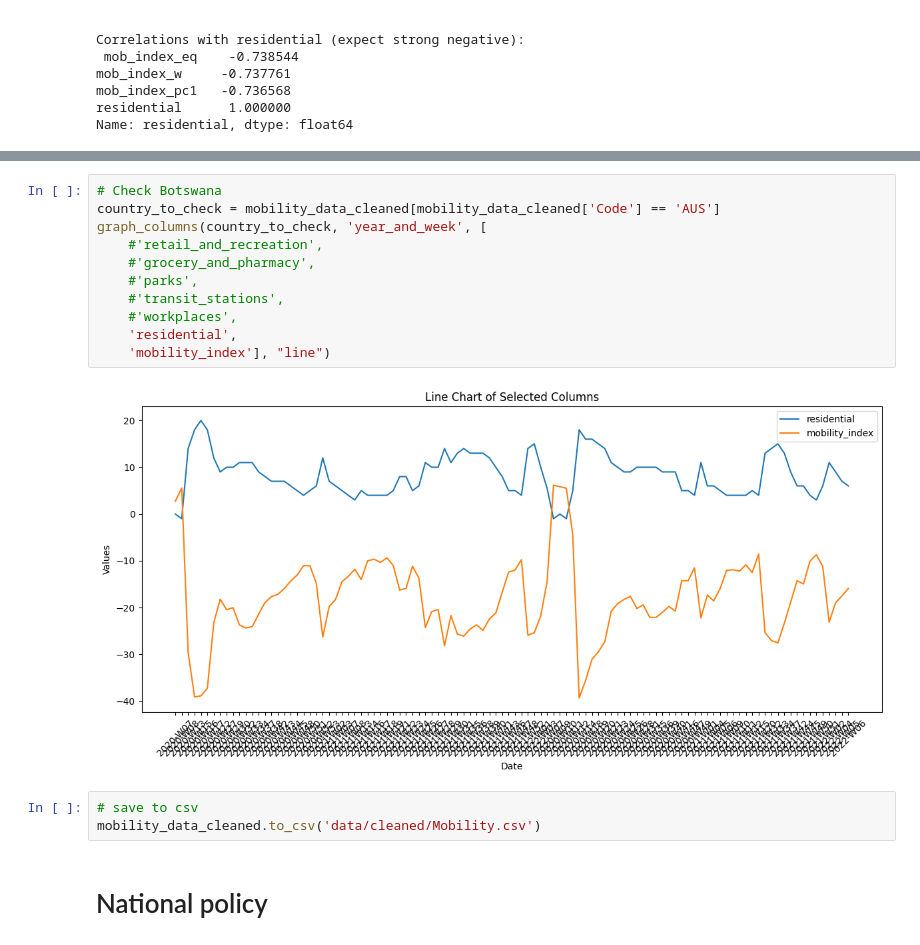
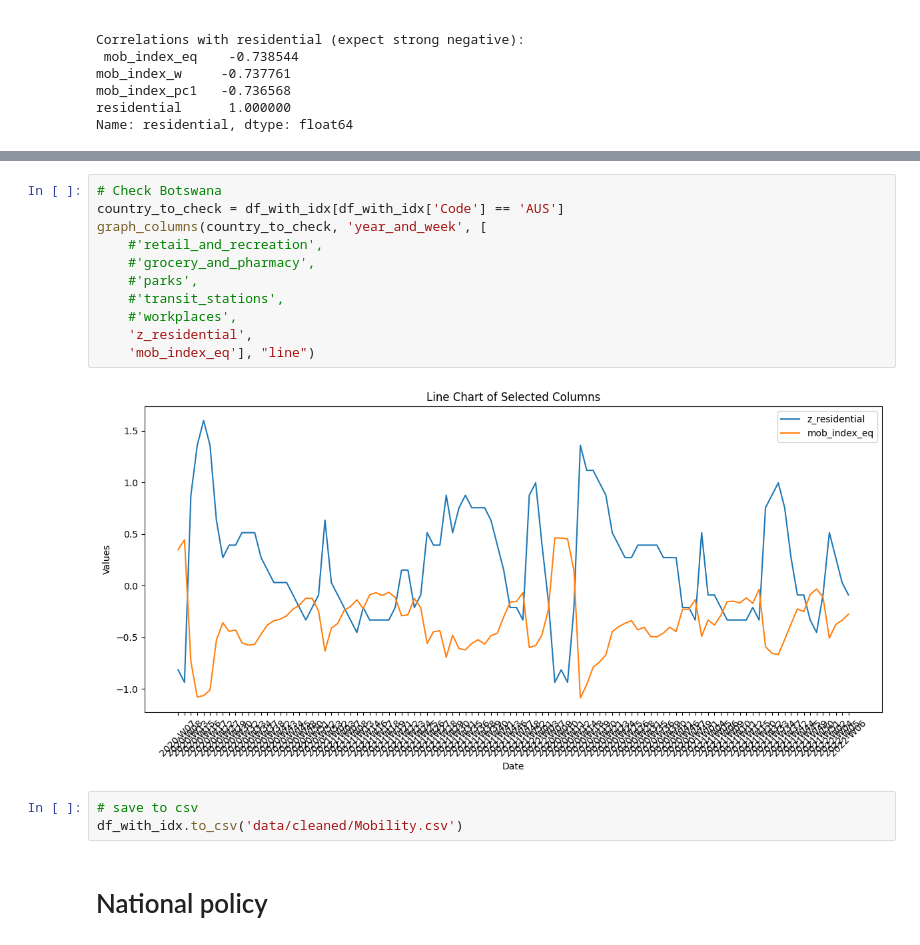
Before and after one commit to biogear13/country-factors-mobility, a Jupyter notebook: data_cleaning_and_feature_selection.ipynb, the cells around one changed output, grey strips where cells are left out. Drawn from its saved outputs; the diff is of its cells as text.

Commit message:
revised the mobility csv

```diff
--- a/data_cleaning_and_feature_selection.ipynb
+++ b/data_cleaning_and_feature_selection.ipynb
@@ -1776,19 +1762,19 @@ mobility_data_cleaned
 # %%
 # Check Botswana
-country_to_check = mobility_data_cleaned[mobility_data_cleaned['Code'] == 'AUS']
+country_to_check = df_with_idx[df_with_idx['Code'] == 'AUS']
 graph_columns(country_to_check, 'year_and_week', [
     #'retail_and_recreation',
     #'grocery_and_pharmacy',
     #'parks',
     #'transit_stations',
     #'workplaces',
-    'residential',
-    'mobility_index'], "line")
+    'z_residential',
+    'mob_index_eq'], "line")
 # %% [output]
-[figure, old version]
+[figure, new version]
 # %%
 # save to csv
-mobility_data_cleaned.to_csv('data/cleaned/Mobility.csv')
+df_with_idx.to_csv('data/cleaned/Mobility.csv')
 # %% [markdown]
 # National policy
 # %%
```
Also changed, not shown: parts of 2 cells of this notebook, 1 other file.
